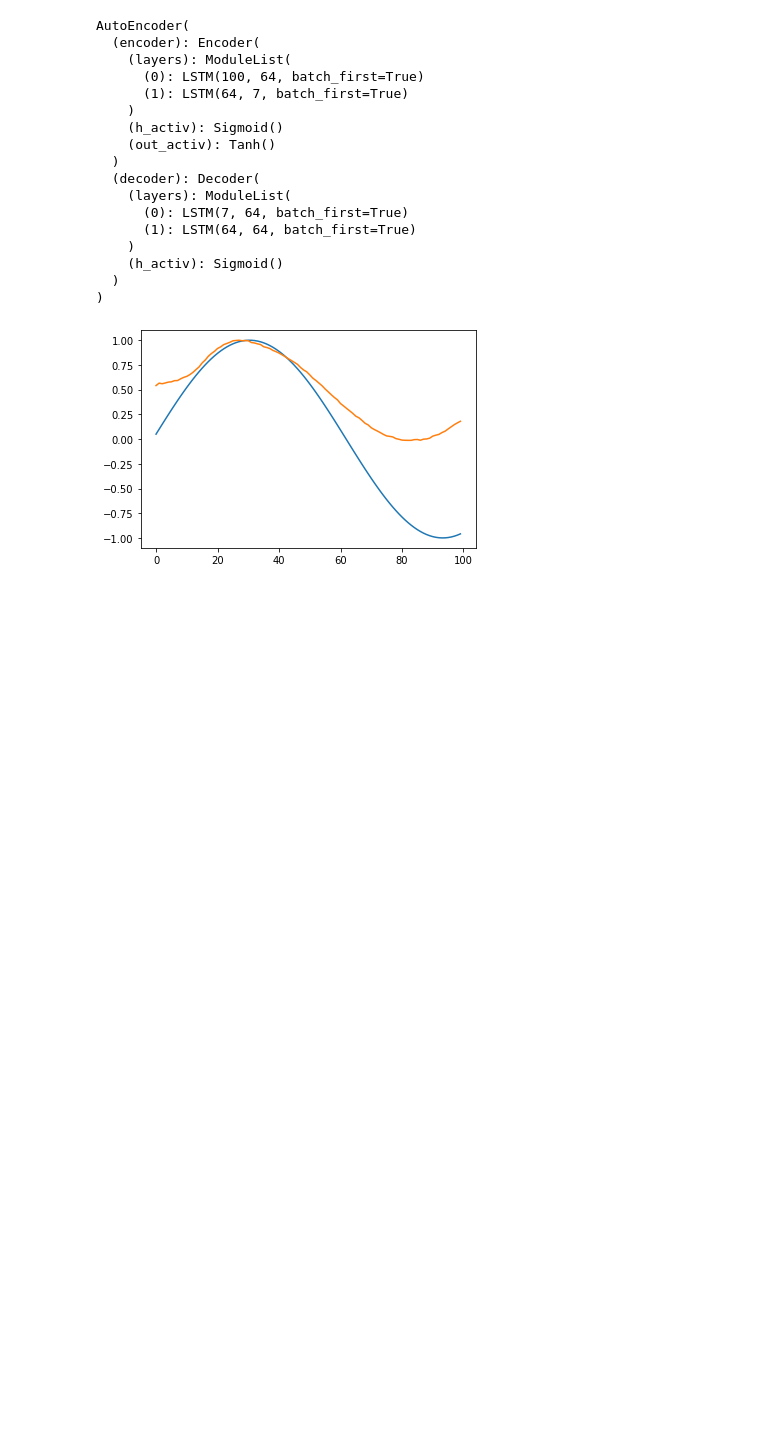
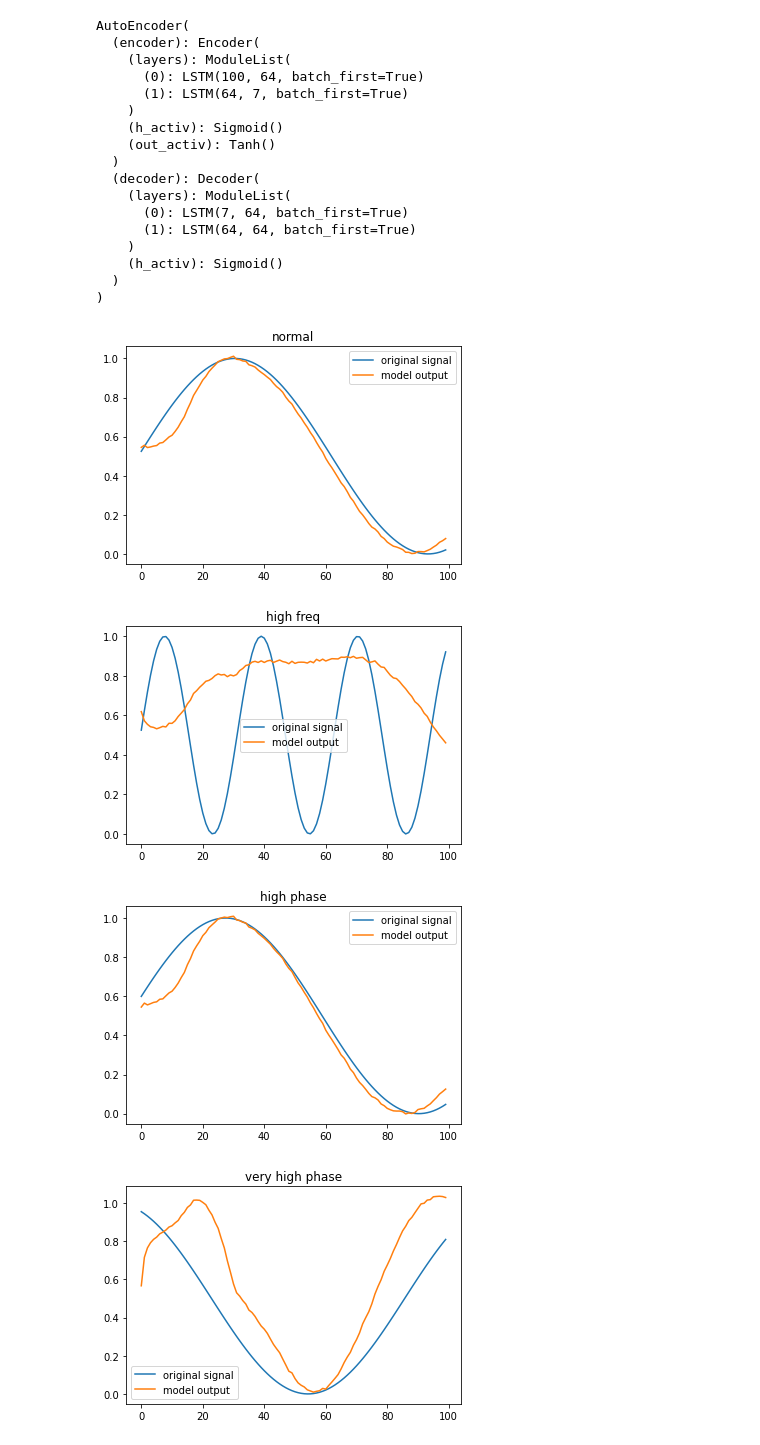
Before and after one commit to johnnyd710/aurelius, a Jupyter notebook: notebooks/tutorial.ipynb, the cells around one changed output. Saved outputs shown, nothing was run; the diff lists cells and outputs as text; code cells hidden in the pictures; blank space fills up the shorter version.

```diff
--- a/notebooks/tutorial.ipynb
+++ b/notebooks/tutorial.ipynb
@@ -37,13 +37,25 @@ AutoEncoder(
 from app.utils import MinMaxScaler
 import matplotlib.pyplot as plt
 import numpy as np
-freq = 0.05 # it was trained between 0 and .1
-phase = 0.05 # it was trained between 0 and .1
-sine = [(np.sin(freq * j + phase) + 1)*0.5 for j in range(TIMESTEPS)]
-tensor_sine = torch.tensor(sine).unsqueeze(0).float()
-out = model(tensor_sine).squeeze().data
-plt.plot(sine, label='original signal')
-plt.plot(out, label='model output')
-plt.show()
+def compare(freq, phase, title=''):
+    sine = [(np.sin(freq * j + phase) + 1)*0.5 for j in range(TIMESTEPS)]
+    tensor_sine = torch.tensor(sine).unsqueeze(0).float()
+    out = model(tensor_sine).squeeze().data
+    plt.plot(sine, label='original signal')
+    plt.plot(out, label='model output')
+    plt.legend()
+    plt.title(title)
+    plt.show()
-# %% [output]
-[figure, removed]
+# %%
+# freq was trained between 0 and .1
+# phase was trained between 0 and .1
+compare(freq = 0.05, phase=0.05, title='normal')
+compare(freq = 0.2, phase=0.05, title='high freq')
+compare(freq = 0.05, phase=0.2, title='high phase')
+compare(freq = 0.05, phase=2, title='very high phase')
+compare(freq = 0.15, phase=0.05, title='freq=.15')
+# %% [output]
+[figure, added]
+[figure, added]
+[figure, added]
+[figure, added]
```
Also changed, not shown: parts of 1 cell of this notebook.
